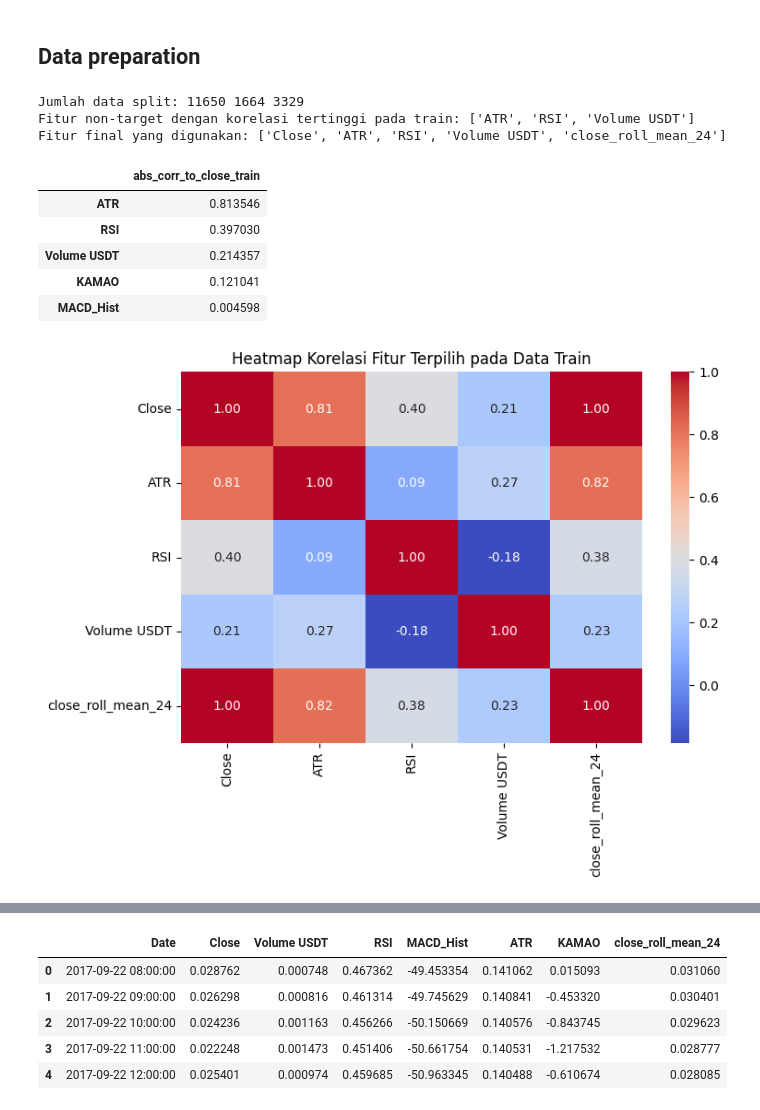
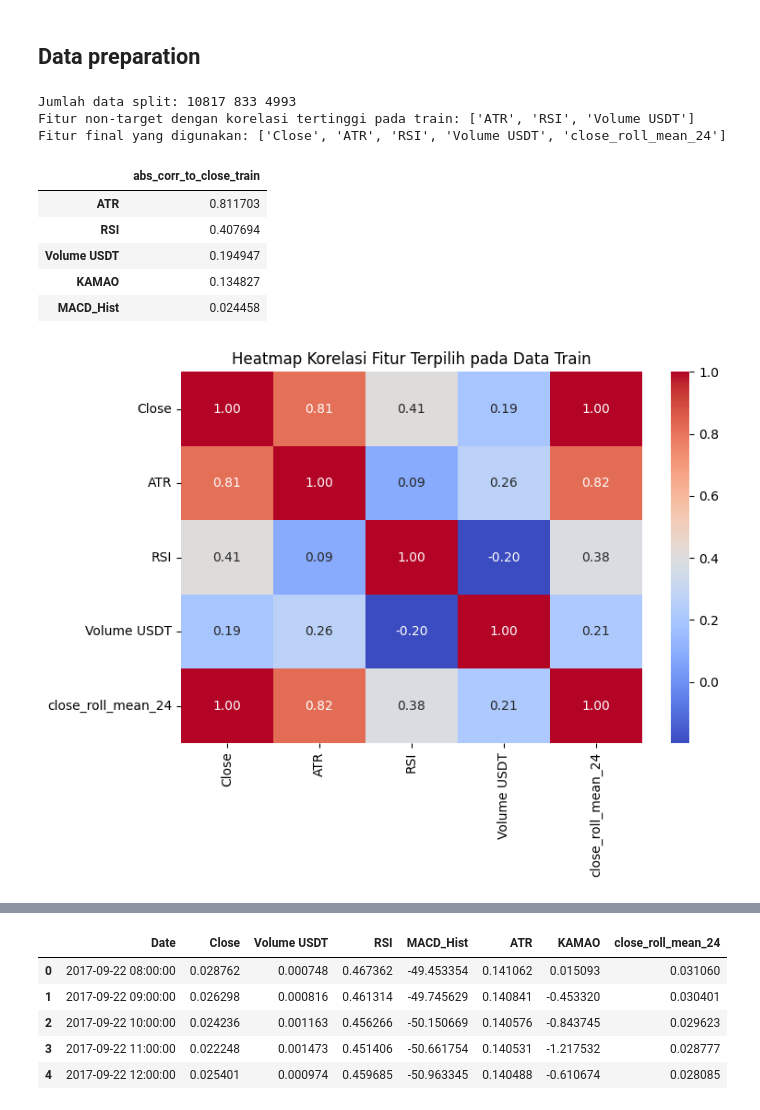
Before and after one commit to AbiyaMakruf/Dicoding-MembangunProyekDeepLearningTingkatMahir, a Jupyter notebook: Abiyamf_Submission_Akhir_DLTM.ipynb, the cells around one changed output, grey strips where cells are left out. Saved outputs shown, nothing was run; the diff lists cells and outputs as text; code cells hidden in the pictures.

```diff
--- a/Abiyamf_Submission_Akhir_DLTM.ipynb
+++ b/Abiyamf_Submission_Akhir_DLTM.ipynb
@@ -93,45 +93,45 @@ def add_rolling_features(df, target_column=TARGET, rolling_window=ROLLING_WINDOW
 df = add_rolling_features(df)
 # %%
 # Split data dilakukan sebelum pemilihan fitur final agar korelasi hanya dihitung dari data train.
-TRAIN_RATIO = 0.70
-VAL_RATIO = 0.10
-TEST_RATIO = 0.20
+TRAIN_RATIO = 0.65
+VAL_RATIO = 0.05
+TEST_RATIO = 0.30
 
 train_df = df.iloc[:int(len(df) * TRAIN_RATIO)].reset_index(drop=True)
 val_df = df.iloc[int(len(df) * TRAIN_RATIO):int(len(df) * (TRAIN_RATIO + VAL_RATIO))].reset_index(drop=True)
 test_df = df.iloc[int(len(df) * (TRAIN_RATIO + VAL_RATIO)):].reset_index(drop=True)
 
 train_correlation_to_target = (
     train_df[[TARGET, *CANDIDATE_FEATURES]]
     .corr(numeric_only=True)[TARGET]
     .drop(TARGET)
     .abs()
     .sort_values(ascending=False)
 )
 TOP_CORRELATED_FEATURES = train_correlation_to_target.head(3).index.tolist()
 FEATURE = [TARGET, *TOP_CORRELATED_FEATURES, 'close_roll_mean_24']
 
 print('Jumlah data split:', len(train_df), len(val_df), len(test_df))
 print('Fitur non-target dengan korelasi tertinggi pada train:', TOP_CORRELATED_FEATURES)
 print('Fitur final yang digunakan:', FEATURE)
 display(train_correlation_to_target.to_frame(name='abs_corr_to_close_train'))
 
 plt.figure(figsize=(8, 6))
 sns.heatmap(train_df[FEATURE].corr(numeric_only=True), annot=True, cmap='coolwarm', fmt='.2f')
 plt.title('Heatmap Korelasi Fitur Terpilih pada Data Train')
 plt.tight_layout()
 plt.show()
 # %% [output]
-Jumlah data split: 11650 1664 3329
+Jumlah data split: 10817 833 4993
 Fitur non-target dengan korelasi tertinggi pada train: ['ATR', 'RSI', 'Volume USDT']
 Fitur final yang digunakan: ['Close', 'ATR', 'RSI', 'Volume USDT', 'close_roll_mean_24']
 |  | abs_corr_to_close_train |
-| ATR | 0.813546 |
-| RSI | 0.397030 |
-| Volume USDT | 0.214357 |
-| KAMAO | 0.121041 |
-| MACD_Hist | 0.004598 |
+| ATR | 0.811703 |
+| RSI | 0.407694 |
+| Volume USDT | 0.194947 |
+| KAMAO | 0.134827 |
+| MACD_Hist | 0.024458 |
-[figure, old version]
+[figure, new version]
 # %%
 # Analisis dekomposisi untuk melihat komponen tren, musiman, dan residu
 decomposition = seasonal_decompose(train_df[TARGET], model='additive', period=24)
```
Also changed, not shown: parts of 34 cells of this notebook, 11 other files.
